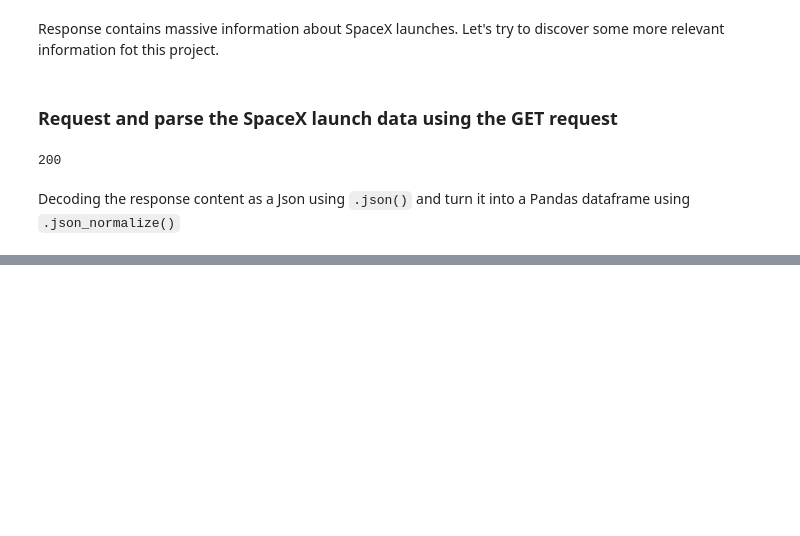
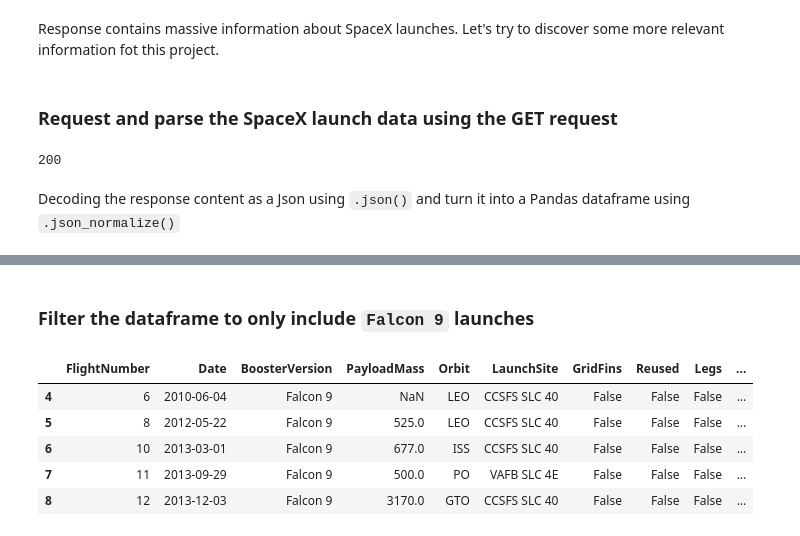
Before and after one commit to matublaq/SpaceY_project, a Jupyter notebook: DataCollection.ipynb, the cells around one changed output, grey strips where cells are left out. Saved outputs shown, nothing was run; the diff lists cells and outputs as text; code cells hidden in the pictures; blank space fills up the shorter version.

```diff
--- a/DataCollection.ipynb
+++ b/DataCollection.ipynb
@@ -164,0 +253,12 @@ data.head()
+# %% [markdown]
+### Filter the dataframe to only include <code>Falcon 9</code> launches
+# %%
+data_falcon9 = df_launch[df_launch['BoosterVersion'] == 'Falcon 9']
+data_falcon9.head()
+# %% [output]
+|  | FlightNumber | Date | BoosterVersion | PayloadMass | Orbit | LaunchSite | GridFins | Reused | Legs | ... |
+| 4 | 6 | 2010-06-04 | Falcon 9 | NaN | LEO | CCSFS SLC 40 | False | False | False | ... |
+| 5 | 8 | 2012-05-22 | Falcon 9 | 525.0 | LEO | CCSFS SLC 40 | False | False | False | ... |
+| 6 | 10 | 2013-03-01 | Falcon 9 | 677.0 | ISS | CCSFS SLC 40 | False | False | False | ... |
+| 7 | 11 | 2013-09-29 | Falcon 9 | 500.0 | PO | VAFB SLC 4E | False | False | False | ... |
+| 8 | 12 | 2013-12-03 | Falcon 9 | 3170.0 | GTO | CCSFS SLC 40 | False | False | False | ... |
```
Also changed, not shown: parts of 23 cells of this notebook, 1 other file.
